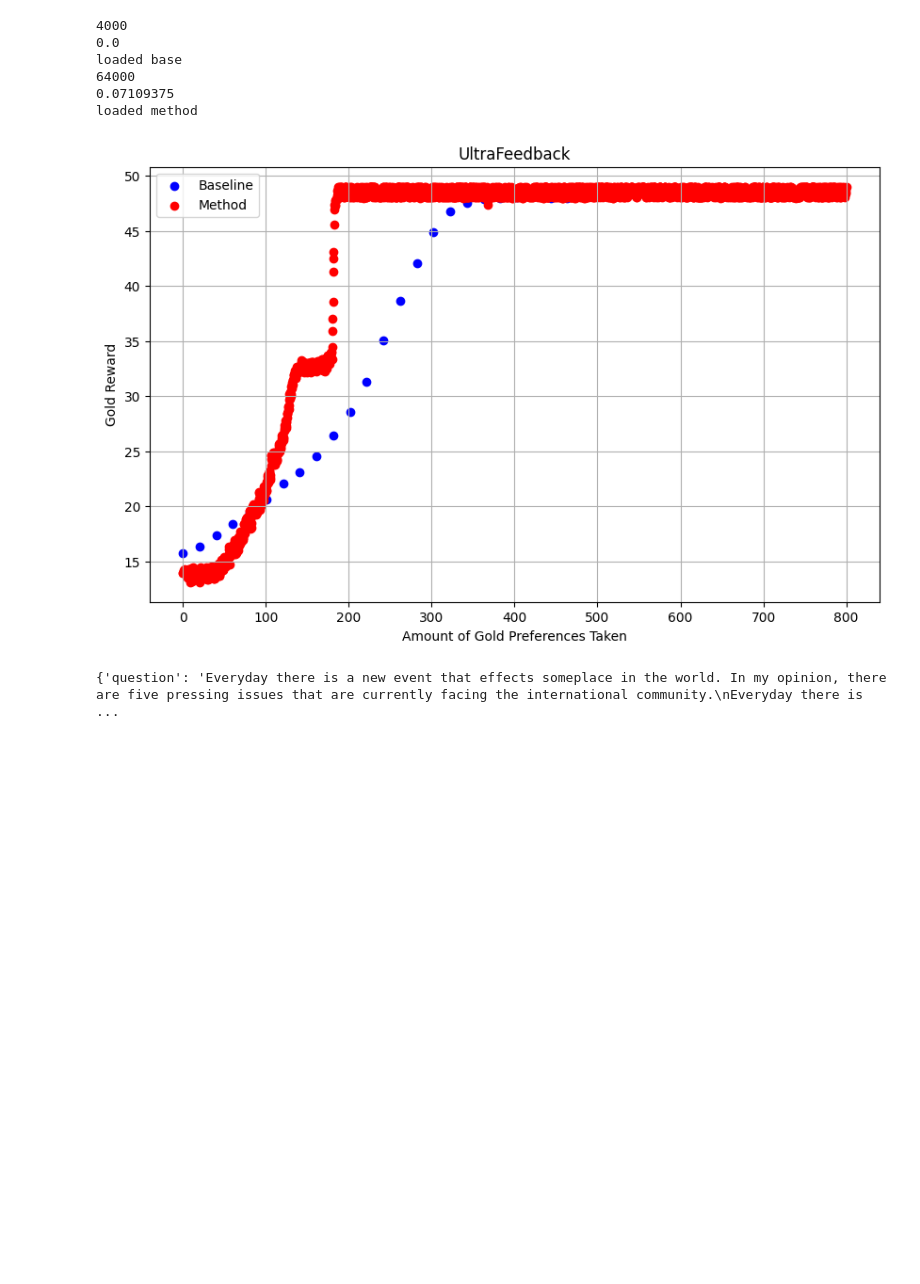
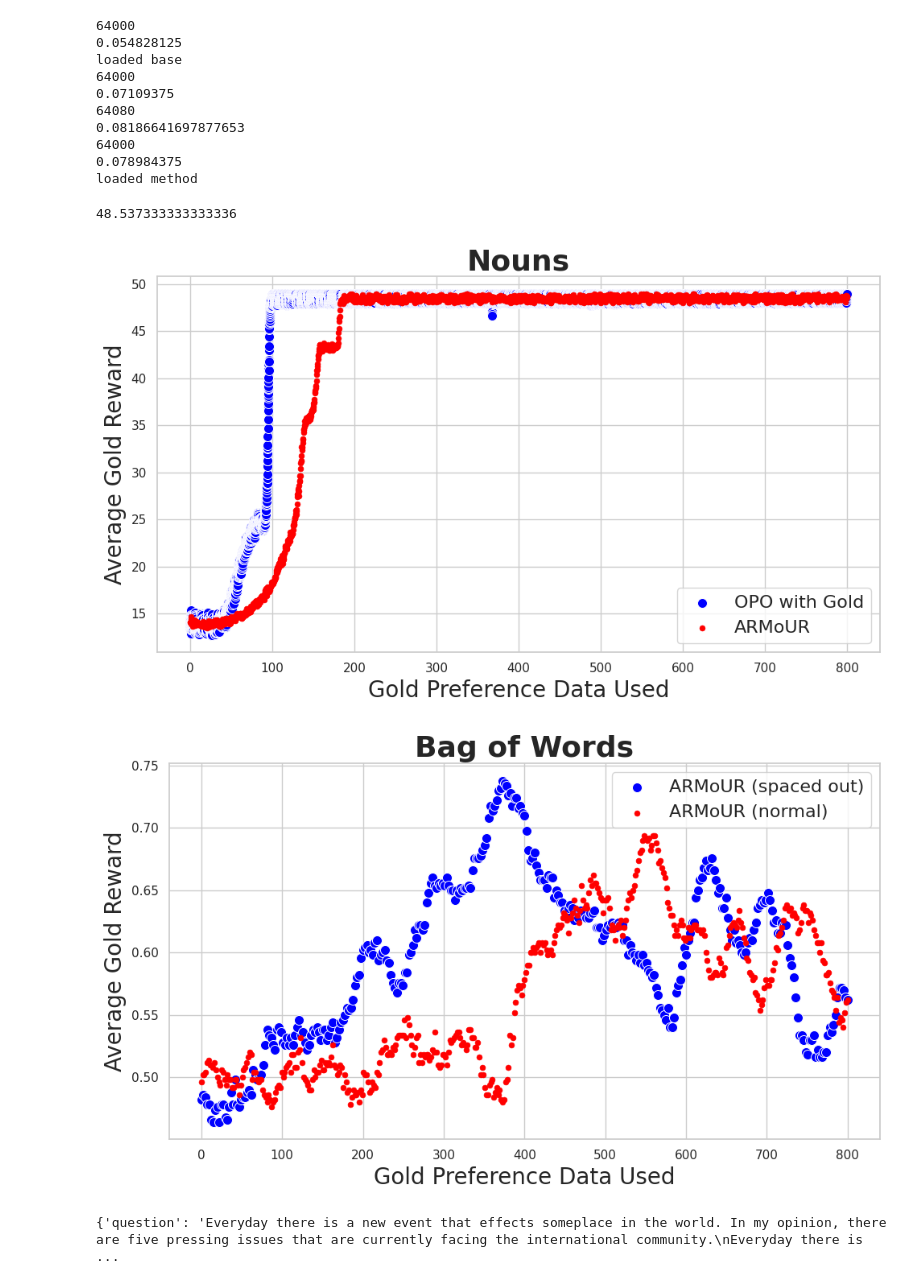
Before and after one commit to PrasannS/d2po, a Jupyter notebook: notebooks/trainlog_analysis.ipynb, the cells around one changed output. Saved outputs shown, nothing was run; the diff lists cells and outputs as text; code cells hidden in the pictures; blank space fills up the shorter version.

```diff
--- a/notebooks/trainlog_analysis.ipynb
+++ b/notebooks/trainlog_analysis.ipynb
@@ -115,12 +118,34 @@ basefs = {
     'cdist':"../outputs/results/rollouts/contrastivedistill/ppo_contdistb8_moreupdates_4ups.jsonl",
 }
 
+# more spaced out
+basefs = {
+    'nouns':"../outputs/results/dynarmlogs//nouns/tiny_rm_randnoun_newalgo_100small_200testv3.jsonl",
+    'bagofwords':"../outputs/results/dynarmlogs//bagofwords/bowtiny_rm_conf_newalgo_100small_500test.jsonl",
+    'cdist':"../outputs/results/dynarmlogs/contrastivedistill/smalldpo_rand_cdist_10_5_activefixseed2.jsonl",
+}
+
+# basefs = {
+#     'nouns':"../outputs/results/rollouts/nouns/ppo_confnoun_goldb8_selfreward.jsonl",
+#     'bagofwords':"../outputs/results/rollouts/bagofwords/ppo_confbow_goldb8_selfreward.jsonl",
+#     'cdist':"../outputs/results/rollouts/contrastivedistill/ppo_confcdist_goldb8_selfreward.jsonl",
+# }
+
 # methods that do the best in each thing
 bestmethds = {
-    'nouns':"../outputs/results/dynarmlogs/nouns/tiny_rm_confnoun_newalgo_2small_5testv3new.jsonl",
-    'bagofwords':"../outputs/results/dynarmlogs/bagofwords/bowtiny_rm_conf_newalgo_5testnew.jsonl",
+    'nouns':["../outputs/results/dynarmlogs/nouns/tiny_rm_confnoun_newalgo_2small_5testv3new.jsonl",
+             "../outputs/results/dynarmlogs/nouns/tiny_rm_confnoun_newalgo_2_5_seed2.jsonl",
+             "../outputs/results/dynarmlogs/nouns/tiny_rm_confnoun_newalgo_2_5_seed3.jsonl",
+            ],
+    'bagofwords':["../outputs/results/dynarmlogs/bagofwords/bowtiny_rm_conf_newalgo_5testnew.jsonl",
+                  "../outputs/results/dynarmlogs/bagofwords/bowtiny_rm_conf_newalgo_5testnewseed2.jsonl",
+                  "../outputs/results/dynarmlogs/bagofwords/bowtiny_rm_conf_newalgo_5testnewseed3.jsonl",
+                 ],
     'math':"../outputs/results/dynarmlogs/math/tiny_rm_rand8repeasy4_1v2fix.jsonl",
-    'cdist':"../outputs/results/dynarmlogs/contrastivedistill/tiny_rm_rand_cdist_10_5_activefix.jsonl",
+    'cdist':["../outputs/results/dynarmlogs/contrastivedistill/tiny_rm_rand_cdist_10_5_activefixseed3.jsonl",
+             "../outputs/results/dynarmlogs/contrastivedistill/tiny_rm_rand_cdist_10_5_activefixseed2.jsonl",
+             "../outputs/results/dynarmlogs/contrastivedistill/tiny_rm_rand_cdist_10_5_activefix.jsonl"
+            ],
     'ultra':"../outputs/results/dynarmlogs/ultra/tiny_rm_conf_active_newalgoultra.jsonl"
 }
 # seeds
@@ -131,14 +156,22 @@ bestmethds = {
 #     'cdist':"../outputs/results/dynarmlogs/contrastivedistill/tiny_rm_rand_cdist_10_5_activefixseed3.jsonl",
 #     'ultra':"../outputs/results/dynarmlogs/ultra/tiny_rm_conf_active_newalgoultra.jsonl"
 # }
-baseratio = 8
+
 mratios = {'bagofwords':2, 'nouns':0.4, 'math':2, 'cdist':1, 'ultra':8}
 dset = "nouns"
 tmpbase = loadf(basefs[dset])
 basengs, baseaccs = makengs(tmpbase)
 print("loaded base")
-tmpmethod = loadf(bestmethds[dset])
-methngs, methaccs = makengs(tmpmethod)
+allmethngs = []
+allmethaccs = []
+# have a  list of stuff, TODO there's a better way to check this
+if len(bestmethds[dset])<5:
+    for d in bestmethds[dset]:
+        tmpmethod = loadf(d)
+        methngs, methaccs = makengs(tmpmethod)
+        allmethngs.append(methngs)
+        allmethaccs.append(methaccs)
+
 print("loaded method")
 
 # tlog = pd.read_json("../../active-rlhf/outputs/results/rollouts/math/ppo_goldb8easy4fix.jsonl", orient='records', lines=True, nrows=64000)
@@ -146,9 +179,13 @@ print("loaded method")
 # tlog = pd.read_json("../../activereprod/active-rlhf/outputs/results/dynarmlogs/math/u/prasanns/research/active-rlhf/outputs/models/math/tiny_rm_rand_subsamp_onlymathreprod3.jsonl", orient='records', lines=True)
 # tlog = pd.read_json("../outputs/results/dynarmlogs/.jsonl", orient='records', lines=True)
 # %% [output]
-4000
-0.0
+64000
+0.054828125
 loaded base
 64000
 0.07109375
+64080
+0.08186641697877653
+64000
+0.078984375
 loaded method
@@ -157,15 +196,29 @@ loaded method
 def intervmean(vals, interv=50, window=400):
     return [mean(vals[i:i+window]) for i in range(0, len(vals)-window, interv)]
 
+def combineall(vallists, inte=50, wind=400):
+    newls = [[mean(m) for m in blist] for blist in vallists]
+    finl = []
+    for i in range(len(newls[0])):
+        finl.append(mean([newls[j][i] for j in range(len(newls))]))
+    return finl
+
 basemeans = intervmean([mean(m) for m in basengs], 5, 25)
-methmeans = intervmean([mean(m) for m in methngs], 25 , 50)
-baseacms = intervmean(baseaccs, 25, 1000)
-methacms = intervmean(methaccs, 25 , 1000)
+methmeans = intervmean(combineall(allmethngs), 25 , 50)
+baseacms = intervmean(baseaccs, 25, 500)
+methacms = intervmean(methaccs, 25 , 500)
+# %%
+mean(methmeans[-20:-10])
+# %% [output]
+48.537333333333336
 # %%
-fig = ratio_scatter(basemeans, methmeans, 2000, baseratio, mratios[dset], "efficientplots/"+dset+".pdf", "UltraFeedback")
-#fig = ratio_scatter(baseacms, methacms, 2000, baseratio, mratios[dset], "efficientplots/"+dset+".pdf", "UltraFeedback")
+fig = ratio_scatter(basemeans, methmeans, 2000, mratios[dset], mratios[dset], "efficientplots/"+dset+".pdf", "Nouns")
+# fig = ratio_scatter(basemeans, basemeans, 2000, baseratio, baseratio, "efficientplots/tmp"+".pdf", "tmp")
+
+fig = ratio_scatter(baseacms, methacms, 2000, mratios[dset], mratios[dset], "efficientplots/acc"+dset+".pdf", "Bag of Words", methmax=False, labels=['ARMoUR (spaced out)', 'ARMoUR (normal)'])
 # %% [output]
-[figure, old version]
+[figure, new version]
+[figure, added]
 # %%
 def splitter(inp):
     # qa style
```
Also changed, not shown: parts of 5 cells of this notebook, 8 other files.
